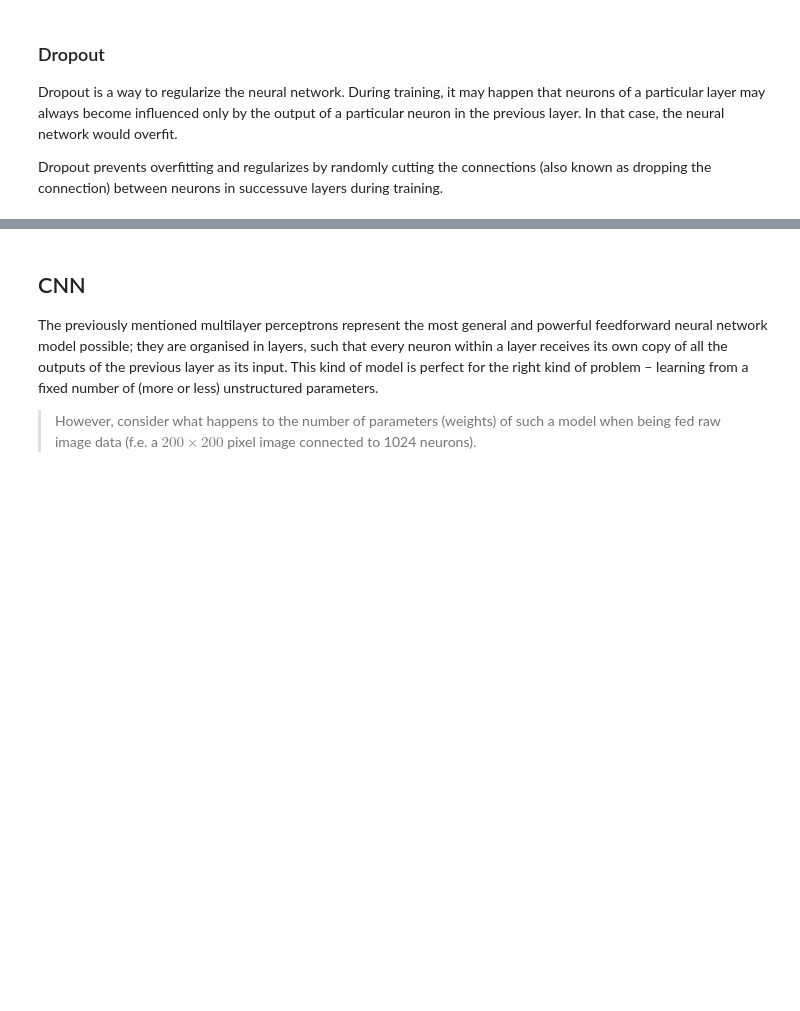
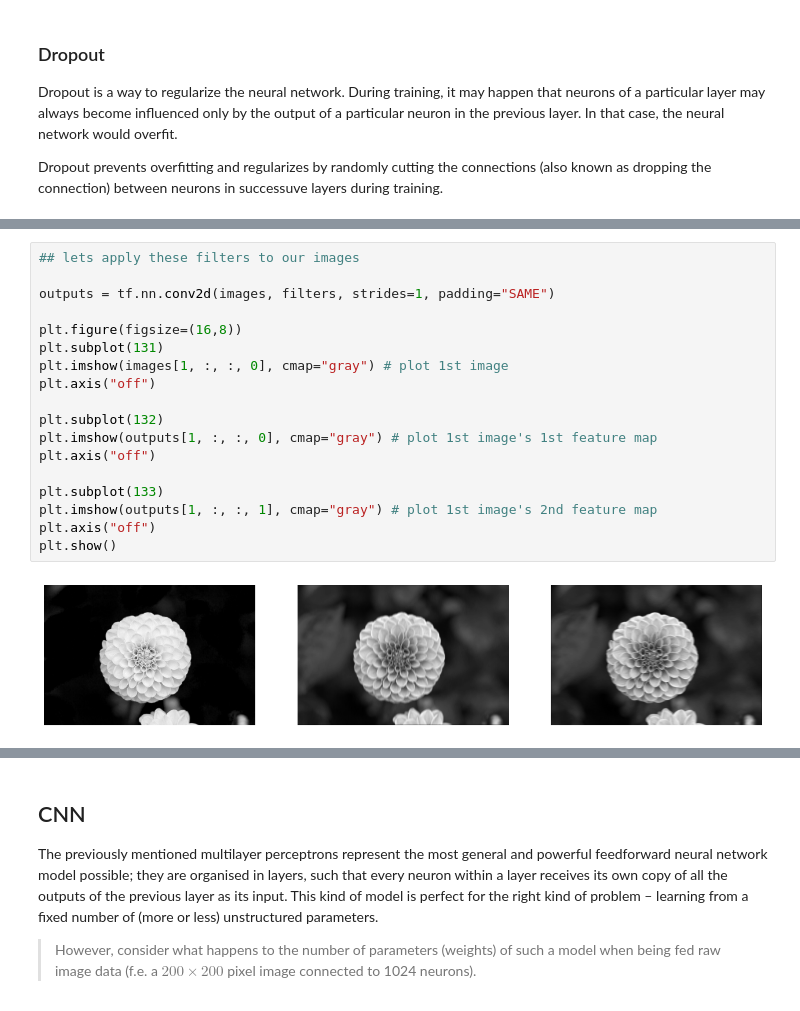
Before and after one commit to ssegui/vhio_course_part2, a Jupyter notebook: Lesson 2. NeuralNetworks.ipynb, the cells around one changed output, grey strips where cells are left out. Drawn from its saved outputs; the diff is of its cells as text; blank space fills up the shorter version.

```diff
--- a/Lesson 2. NeuralNetworks.ipynb
+++ b/Lesson 2. NeuralNetworks.ipynb
@@ -359,0 +362,20 @@ plot_history([(history_baseline,'NN'),(history_dropout,'NN with dropout')])
+# %%
+## lets apply these filters to our images
+
+outputs = tf.nn.conv2d(images, filters, strides=1, padding="SAME")
+
+plt.figure(figsize=(16,8))
+plt.subplot(131)
+plt.imshow(images[1, :, :, 0], cmap="gray") # plot 1st image
+plt.axis("off")
+
+plt.subplot(132)
+plt.imshow(outputs[1, :, :, 0], cmap="gray") # plot 1st image's 1st feature map
+plt.axis("off")
+
+plt.subplot(133)
+plt.imshow(outputs[1, :, :, 1], cmap="gray") # plot 1st image's 2nd feature map
+plt.axis("off")
+plt.show()
+# %% [output]
+[figure, added]
```
Also changed, not shown: parts of 50 cells of this notebook.
